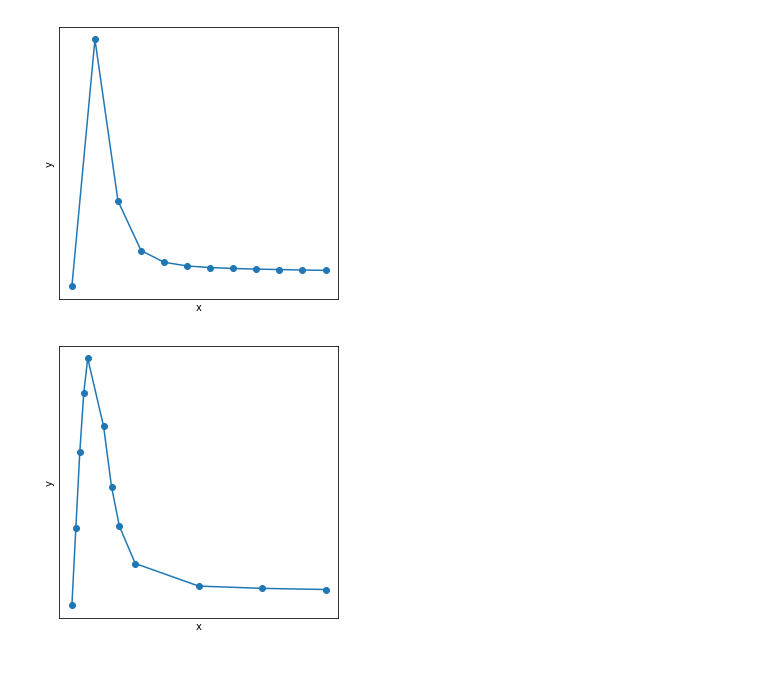
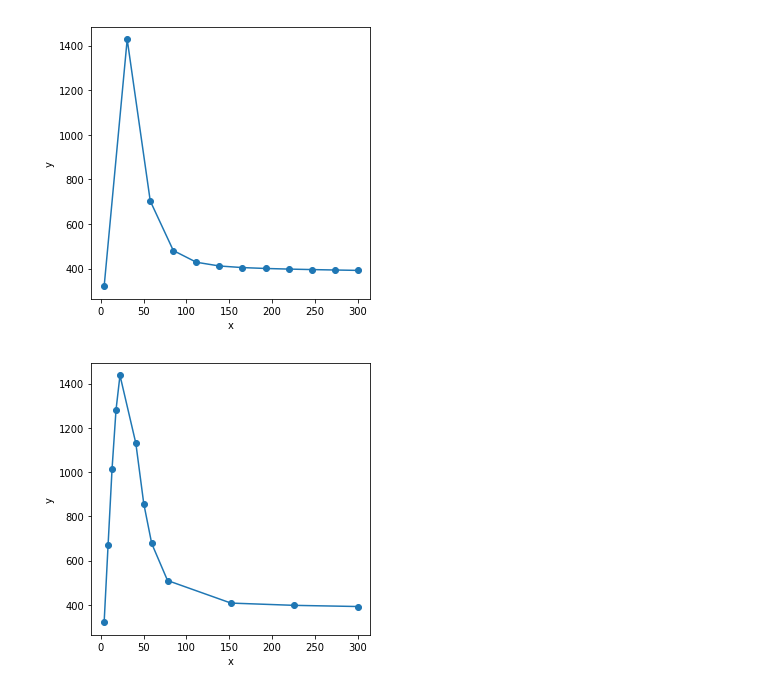
Before and after one commit to jhoofwijk/adaptive-presentation, a Jupyter notebook: img/B_Adaptive_iteration/Stepping instructions for NIST svg.ipynb, the cells around one changed output. Cells and saved outputs as stored; diff of their text form; code cells hidden in the pictures.

```diff
--- a/img/B_Adaptive_iteration/Stepping instructions for NIST svg.ipynb
+++ b/img/B_Adaptive_iteration/Stepping instructions for NIST svg.ipynb
@@ -11,8 +11,7 @@ def k(T):
     h = 0.0014871
     i = 0.003723
 
-    T = T * 296 + 4
-    return (10 ** (( a + c * T ** 0.5 + e * T + g * T ** 1.5 + i*T** 2 ) / ( 1+ b*T** 0.5 + d * T + f * T ** 1.5 + h * T ** 2))) / 1200 - 350/1200
+    return (10 ** (( a + c * T ** 0.5 + e * T + g * T ** 1.5 + i*T** 2 ) / ( 1+ b*T** 0.5 + d * T + f * T ** 1.5 + h * T ** 2)))
 # %%
 import numpy as np
 import holoviews as hv
@@ -36,6 +35,7 @@ import math
 import matplotlib.pyplot as plt
 # %%
 def clearTicks():
+    return
     plt.tick_params(
         axis='x',          # changes apply to the x-axis
         which='both',      # both major and minor ticks are affected
@@ -140,19 +136,19 @@ np.average(xs)
 # %%
-xx = np.linspace(0, 1, 12)
+xx = np.linspace(4, 300, 12)
 yy = k(xx)
 
 plt.figure(figsize=(5,5))
 ax = plt.gca()
 ax.plot(xx,yy, marker='o')
 plt.xlabel("x")
 plt.ylabel("y")
 clearTicks()
 
 plt.savefig(f'homogeneous.svg', bbox_inches='tight')
 # %% [output]
-[figure, old version]
+[figure, new version]
 # %%
-l = adaptive.Learner1D(k, [0,1])
+l = adaptive.Learner1D(k, [4,300])
 
 for z in range(12):
     (x, ), _ = l.ask(1)
@@ -168,4 +164,4 @@ plt.ylabel("y")
 clearTicks()
 plt.savefig(f'adaptive.svg', bbox_inches='tight')
 # %% [output]
-[figure, old version]
+[figure, new version]
```
Also changed, not shown: parts of 3 cells of this notebook, 57 other files.
